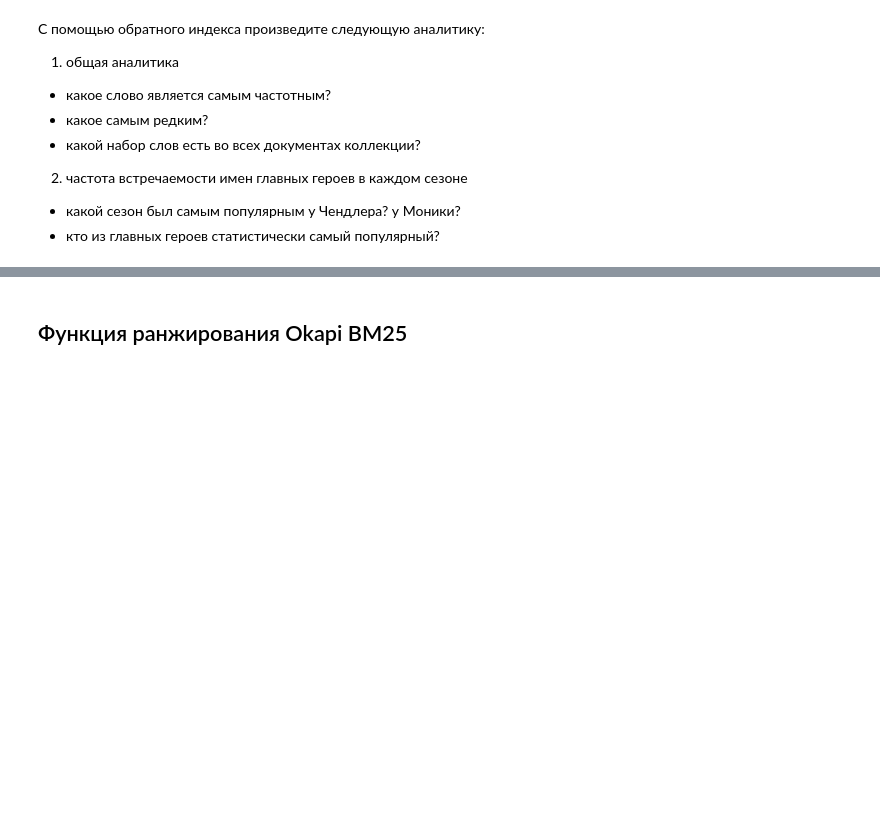
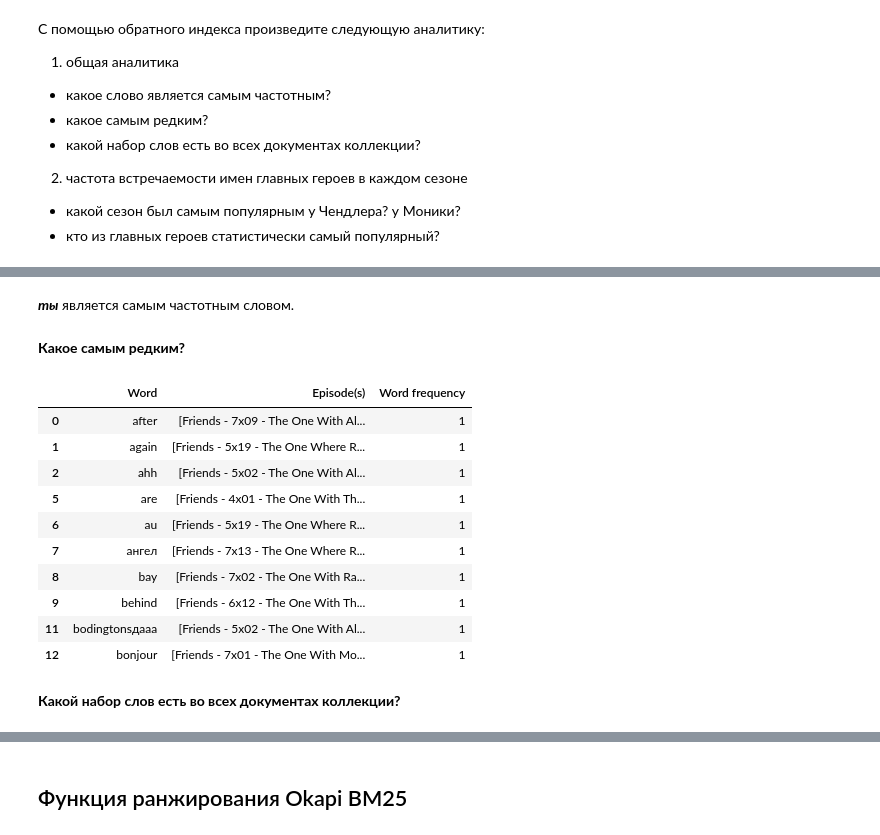
Before and after one commit to ermolaevanatasha/IR, a Jupyter notebook: sem1_Индекс.ipynb, the cells around one changed output, grey strips where cells are left out. Cells and saved outputs as stored; diff of their text form; code cells hidden in the pictures; blank space fills up the shorter version.

```diff
--- a/sem1_Индекс.ipynb
+++ b/sem1_Индекс.ipynb
@@ -200,4 +212,14 @@ def inverted_index() -> dict:
     Create inverted index by input doc collection
     :return: inverted index
     """
-    return
+
+    inv_idx = defaultdict(list)
+
+    for word in words:
+        values = term_doc_matrix[term_doc_matrix[word] > 0]
+        for val in values.transpose():
+            inv_idx[word].append(val)
+
+    return inv_idx
+
+idx = inverted_index()
@@ -203,0 +275,4 @@ def inverted_index() -> dict:
+# %%
+inv_idx_df = pd.DataFrame()
+inv_idx_df['Word'] = idx.keys()
+inv_idx_df['Episode(s)'] = idx.values()
@@ -212,3 +296,7 @@ def inverted_index() -> dict:
 2) частота встречаемости имен главных героев в каждом сезоне
 - какой сезон был самым популярным у Чендлера? у Моники?
 - кто из главных героев статистически самый популярный?
+# %%
+frequency = list(term_doc_matrix.sum(axis=0))
+# %%
+inv_idx_df['Word frequency'] = frequency
@@ -214,0 +323,20 @@ def inverted_index() -> dict:
+# %% [markdown]
+**_ты_** является самым частотным словом.
+# %% [markdown]
+**Какое самым редким?**
+# %%
+inv_idx_df.loc[inv_idx_df['Word frequency'] == 1].head(10)
+# %% [output]
+|  | Word | Episode(s) | Word frequency |
+| 0 | after | [Friends - 7x09 - The One With Al... | 1 |
+| 1 | again | [Friends - 5x19 - The One Where R... | 1 |
+| 2 | ahh | [Friends - 5x02 - The One With Al... | 1 |
+| 5 | are | [Friends - 4x01 - The One With Th... | 1 |
+| 6 | au | [Friends - 5x19 - The One Where R... | 1 |
+| 7 | aнгел | [Friends - 7x13 - The One Where R... | 1 |
+| 8 | bay | [Friends - 7x02 - The One With Ra... | 1 |
+| 9 | behind | [Friends - 6x12 - The One With Th... | 1 |
+| 11 | bodingtonsдааа | [Friends - 5x02 - The One With Al... | 1 |
+| 12 | bonjour | [Friends - 7x01 - The One With Mo... | 1 |
+# %% [markdown]
+**Какой набор слов есть во всех документах коллекции?**
```
Also changed, not shown: parts of 17 cells of this notebook.
